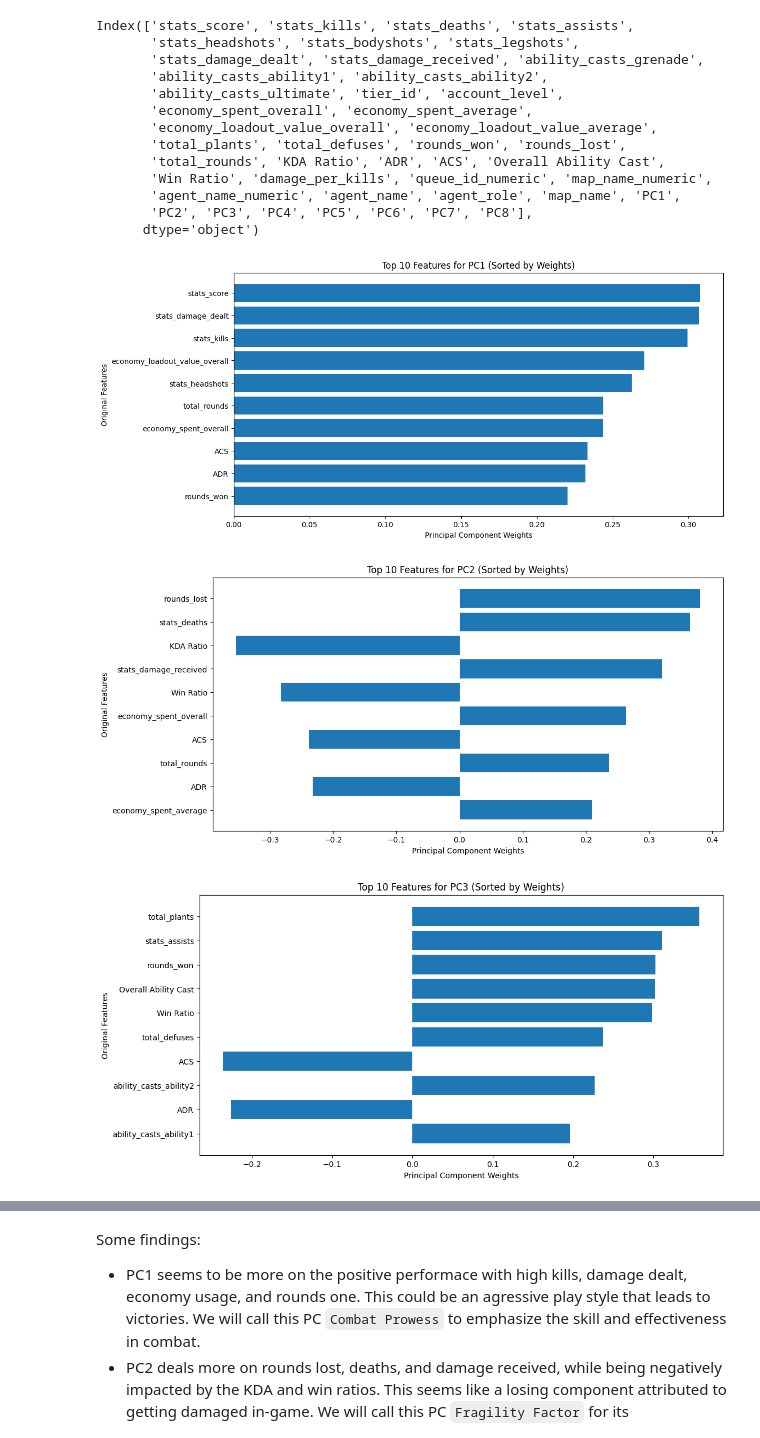
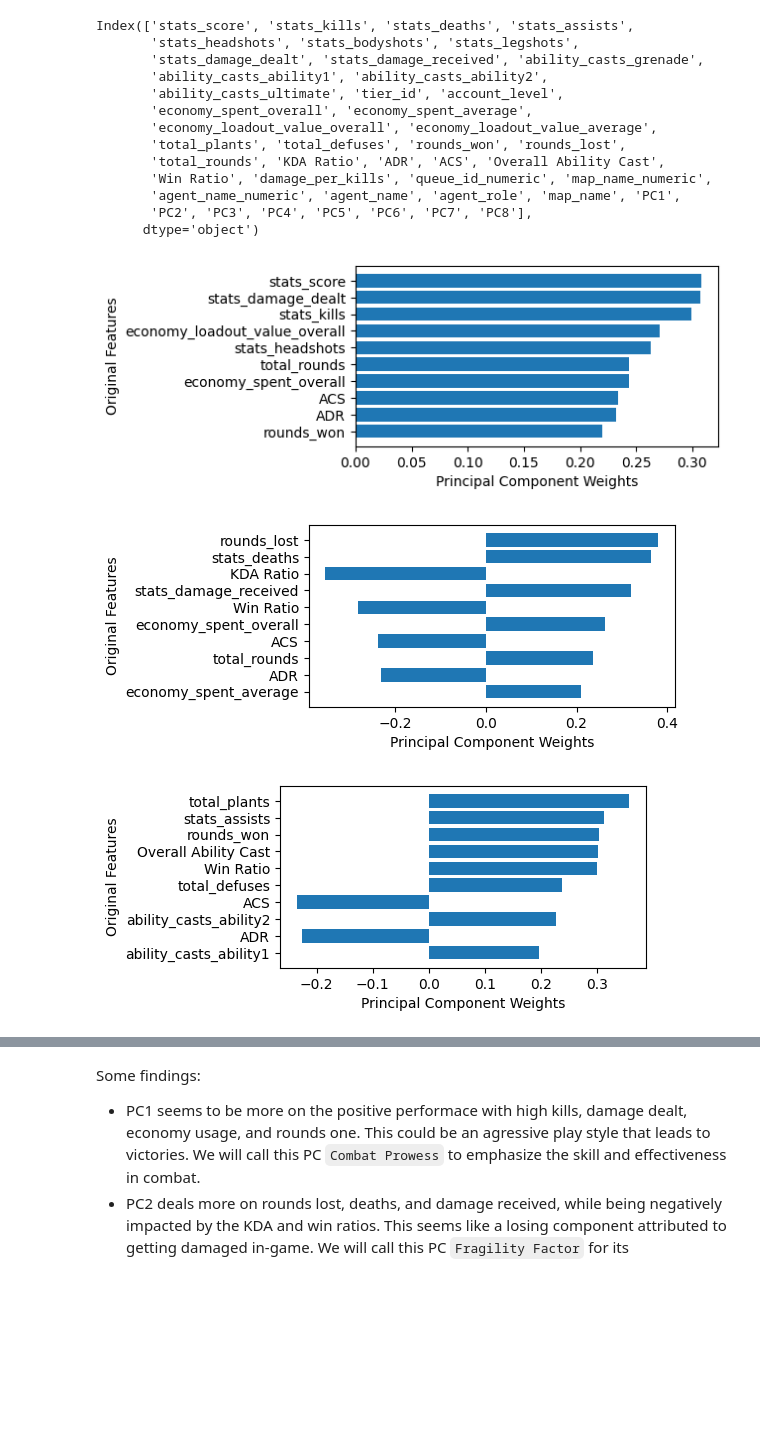
Before and after one commit to PeteCastle/Final-Project, a Jupyter notebook: analysis_for_technnical_report.ipynb, the cells around one changed output, grey strips where cells are left out. Saved outputs shown, nothing was run; the diff lists cells and outputs as text; code cells hidden in the pictures; blank space fills up the shorter version.

```diff
--- a/analysis_for_technnical_report.ipynb
+++ b/analysis_for_technnical_report.ipynb
@@ -325,22 +327,22 @@ Index(['stats_score', 'stats_kills', 'stats_deaths', 'stats_assists',
 # %%
 # Plots for top 10 features per PC
 num_features = X.shape[1]
 feature_names = X.columns
 
 for i in range(1, num_pc+1):
-    plt.figure(figsize=(12, 6))
+    plt.figure(figsize=(12/2.54, 6/2.54))
 
     weights = pca_final.components_[i - 1]
     sorted_indices = np.argsort(np.abs(weights))[-10:]
     sorted_weights = weights[sorted_indices]
     sorted_feature_names = feature_names[sorted_indices]
 
     plt.barh(sorted_feature_names, sorted_weights)
     plt.xlabel('Principal Component Weights')
     plt.ylabel('Original Features')
-    plt.title(f'Top 10 Features for PC{i} (Sorted by Weights)')
+    # plt.title(f'Top 10 Features for PC{i} (Sorted by Weights)')
     plt.show()
 # %% [output]
-[figure, old version]
+[figure, new version]
-[figure, old version]
+[figure, new version]
-[figure, old version]
+[figure, new version]
```
Also changed, not shown: parts of 37 cells of this notebook, 17 other files.
